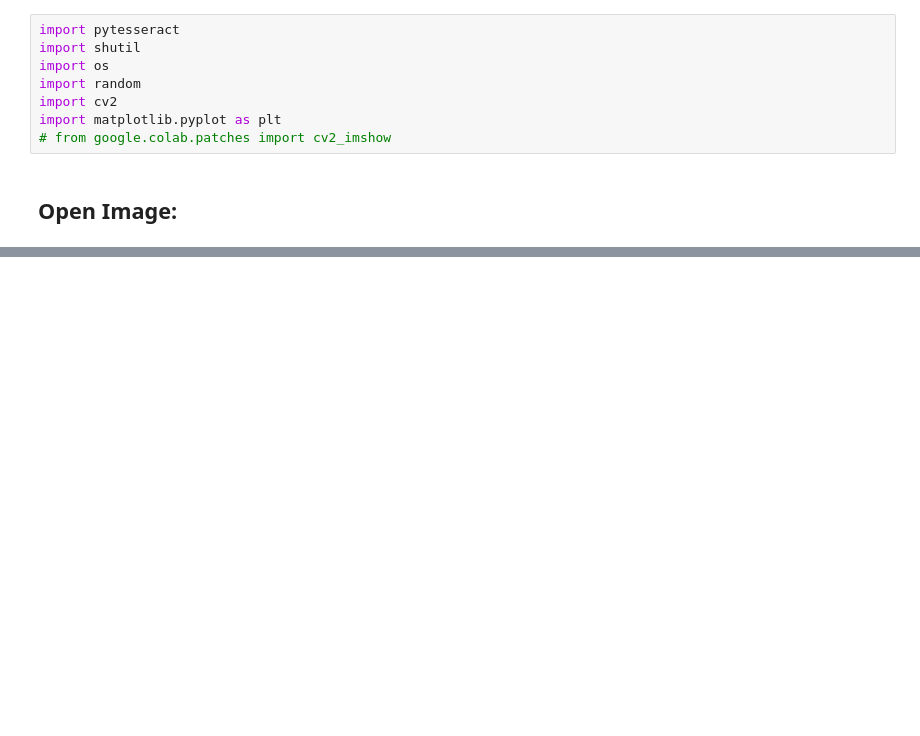
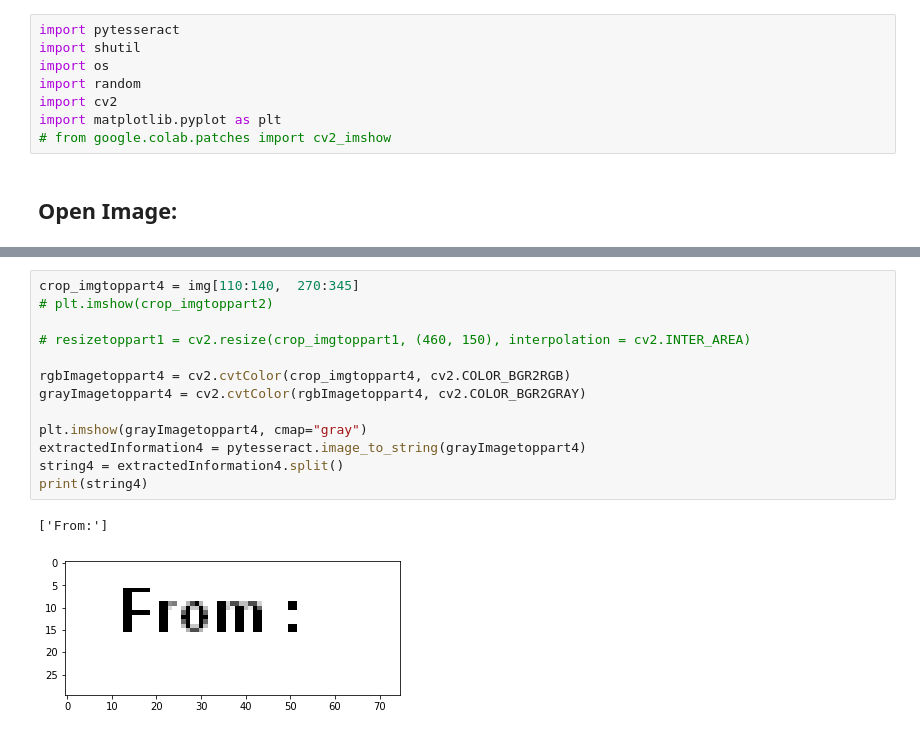
Before and after one commit to irwanmazlin/OCR, a Jupyter notebook: Tesseract_OCR.ipynb, the cells around one changed output, grey strips where cells are left out. Saved outputs shown, nothing was run; the diff lists cells and outputs as text; blank space fills up the shorter version.

```diff
--- a/Tesseract_OCR.ipynb
+++ b/Tesseract_OCR.ipynb
@@ -124,0 +102,16 @@ HT) 08:42:41 2598.0 0.0 PAS Te
+# %%
+crop_imgtoppart4 = img[110:140,  270:345]
+# plt.imshow(crop_imgtoppart2)
+
+# resizetoppart1 = cv2.resize(crop_imgtoppart1, (460, 150), interpolation = cv2.INTER_AREA)
+
+rgbImagetoppart4 = cv2.cvtColor(crop_imgtoppart4, cv2.COLOR_BGR2RGB)
+grayImagetoppart4 = cv2.cvtColor(rgbImagetoppart4, cv2.COLOR_BGR2GRAY)
+
+plt.imshow(grayImagetoppart4, cmap="gray")
+extractedInformation4 = pytesseract.image_to_string(grayImagetoppart4)
+string4 = extractedInformation4.split()
+print(string4)
+# %% [output]
+['From:']
+[figure, added]
```
Also changed, not shown: parts of 40 cells of this notebook.
